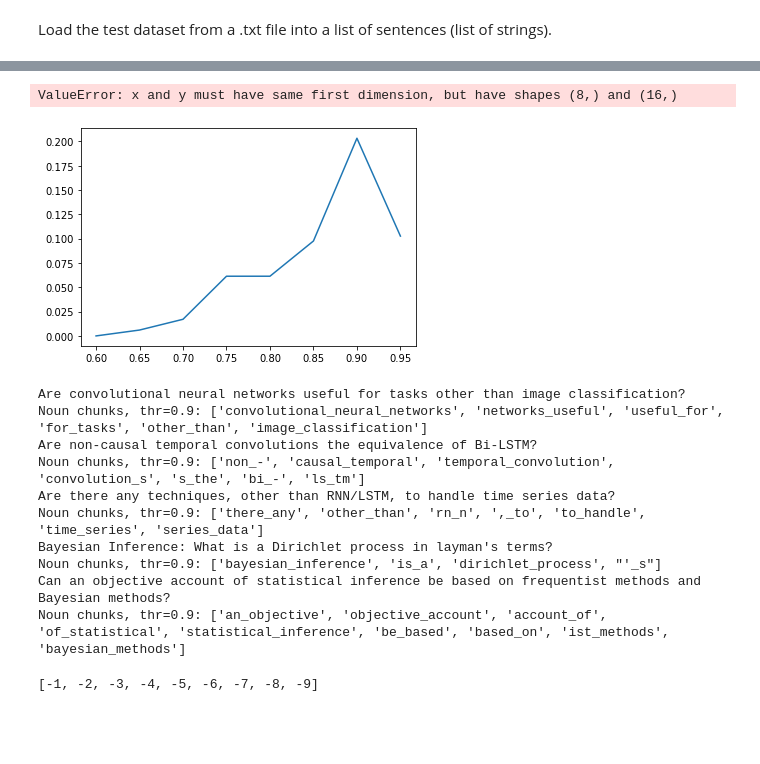
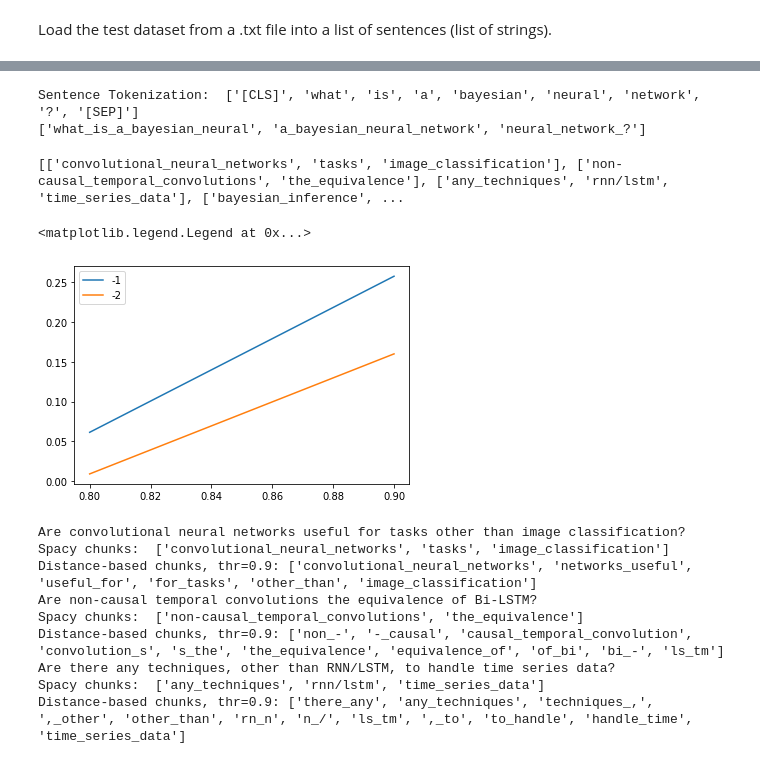
Before and after one commit to sergicastellasape/transformers, a Jupyter notebook: Chunking Evaluation.ipynb, the cells around one changed output, grey strips where cells are left out. Drawn from its saved outputs; the diff is of its cells as text; code cells hidden in the pictures; blank space fills up the shorter version.

Commit message:
new chunker class and refined notebook

```diff
--- a/Chunking Evaluation.ipynb
+++ b/Chunking Evaluation.ipynb
@@ -22,2 +24,9 @@ SciBertBaseVocabTokenizer = BertTokenizer.from_pretrained('scibert-basevocab-unc
 # %% [markdown]
 Load the test dataset from a .txt file into a list of sentences (list of strings).
+# %%
+cos = torch.nn.CosineSimilarity(dim=1, eps=1e-5) # similarity func.
+chunker = Chunker(layer=-1,
+                  sim_function=cos,
+                  threshold=0.9,
+                  exclude_special_tokens=True,
+                  combinatorics='sequential')
@@ -103,3 +132,11 @@ sentences = [sentence.lower() for sentence in sentences]
+# %%
+s = "What is a bayesian neural network?"
+sentence = TransformerSentence(s)
+new_embeddings, new_tokens = chunker.compact(sentence)
+print(new_tokens)
+# %% [output]
+Sentence Tokenization:  ['[CLS]', 'what', 'is', 'a', 'bayesian', 'neural', 'network', '?', '[SEP]']
+['what_is_a_bayesian_neural', 'a_bayesian_neural_network', 'neural_network_?']
 # %%
 #!python -m spacy download en
 # Generate the spacy noun chunks as "ground truth"!
@@ -138,35 +153,43 @@ def chunks_prediction_from_sentence_objects(sentences_obj, thr=0.9, model_layer=
+# %%
+print(spacy_noun_chunks)
+# %% [output]
+[['convolutional_neural_networks', 'tasks', 'image_classification'], ['non-causal_temporal_convolutions', 'the_equivalence'], ['any_techniques', 'rnn/lstm', 'time_series_data'], ['bayesian_inference', ...
 # %%
-thrs = np.arange(0.60, 1., 0.05)
-layer = list(range(-1, -10, -1))
+thrs = np.arange(0.80, 1., 0.1)
+layer = list(range(-1, -3, -1))
+R = []
 for L in layer:
     recalls = []
     for thr in thrs:
-        tf_chunks = chunks_prediction_from_sentence_objects(sentences_obj, thr=thr, model_layer=L)
+        tf_chunks = []
+        for sentence in sentences_obj:
+            _, t = chunker.compact(sentence, threshold=thr, layer=L)
+            tf_chunks.append(t)
         r = recall_between_lists(spacy_noun_chunks, tf_chunks)
         recalls.append(r)
+    R.append(recalls)
 
-    plt.plot(thrs, recalls)
+
+for i, recalls in enumerate(R):
+    plt.plot(thrs, recalls, label=layer[i])
+plt.legend()
 # %% [output]
-ValueError: x and y must have same first dimension, but have shapes (8,) and (16,)
+<matplotlib.legend.Legend at 0x...>
-[figure, old version]
+[figure, new version]
 # %%
 thr=0.9
-tf_chunks = chunks_prediction_from_sentence_objects(sentences_obj, thr=thr, model_layer=-5)
-for i in range(5):
+tf_chunks = chunks_prediction_from_sentence_objects(sentences_obj, thr=thr, model_layer=-4)
+for i in range(3):
     print(sentences_obj[i].raw_string)
-    print(f'Noun chunks, thr={thr}:', tf_chunks[i])
+    print('Spacy chunks: ', spacy_noun_chunks[i])
+    print(f'Distance-based chunks, thr={thr}:', tf_chunks[i])
 # %% [output]
 Are convolutional neural networks useful for tasks other than image classification?
-Noun chunks, thr=0.9: ['convolutional_neural_networks', 'networks_useful', 'useful_for', 'for_tasks', 'other_than', 'image_classification']
+Spacy chunks:  ['convolutional_neural_networks', 'tasks', 'image_classification']
+Distance-based chunks, thr=0.9: ['convolutional_neural_networks', 'networks_useful', 'useful_for', 'for_tasks', 'other_than', 'image_classification']
 Are non-causal temporal convolutions the equivalence of Bi-LSTM?
-Noun chunks, thr=0.9: ['non_-', 'causal_temporal', 'temporal_convolution', 'convolution_s', 's_the', 'bi_-', 'ls_tm']
+Spacy chunks:  ['non-causal_temporal_convolutions', 'the_equivalence']
+Distance-based chunks, thr=0.9: ['non_-', '-_causal', 'causal_temporal_convolution', 'convolution_s', 's_the', 'the_equivalence', 'equivalence_of', 'of_bi', 'bi_-', 'ls_tm']
 Are there any techniques, other than RNN/LSTM, to handle time series data?
-Noun chunks, thr=0.9: ['there_any', 'other_than', 'rn_n', ',_to', 'to_handle', 'time_series', 'series_data']
-Bayesian Inference: What is a Dirichlet process in layman's terms?
-Noun chunks, thr=0.9: ['bayesian_inference', 'is_a', 'dirichlet_process', "'_s"]
-Can an objective account of statistical inference be based on frequentist methods and Bayesian methods?
-Noun chunks, thr=0.9: ['an_objective', 'objective_account', 'account_of', 'of_statistical', 'statistical_inference', 'be_based', 'based_on', 'ist_methods', 'bayesian_methods']
+Spacy chunks:  ['any_techniques', 'rnn/lstm', 'time_series_data']
+Distance-based chunks, thr=0.9: ['there_any', 'any_techniques', 'techniques_,', ',_other', 'other_than', 'rn_n', 'n_/', 'ls_tm', ',_to', 'to_handle', 'handle_time', 'time_series_data']
-# %%
-list(range(-1, -10, -1))
-# %% [output]
-[-1, -2, -3, -4, -5, -6, -7, -8, -9]
```
Also changed, not shown: parts of 9 cells of this notebook, 1 other file.
